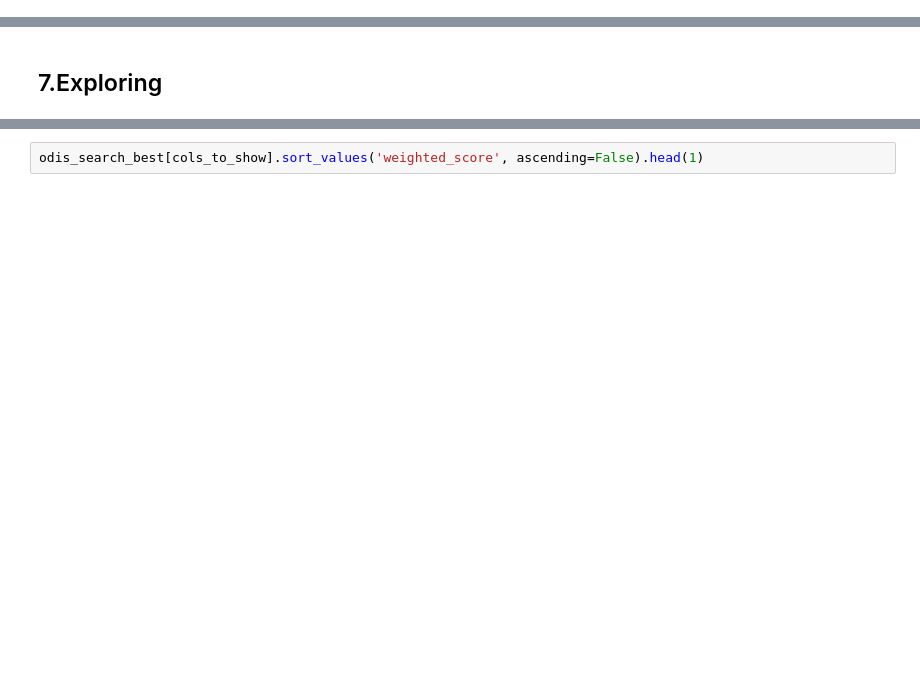
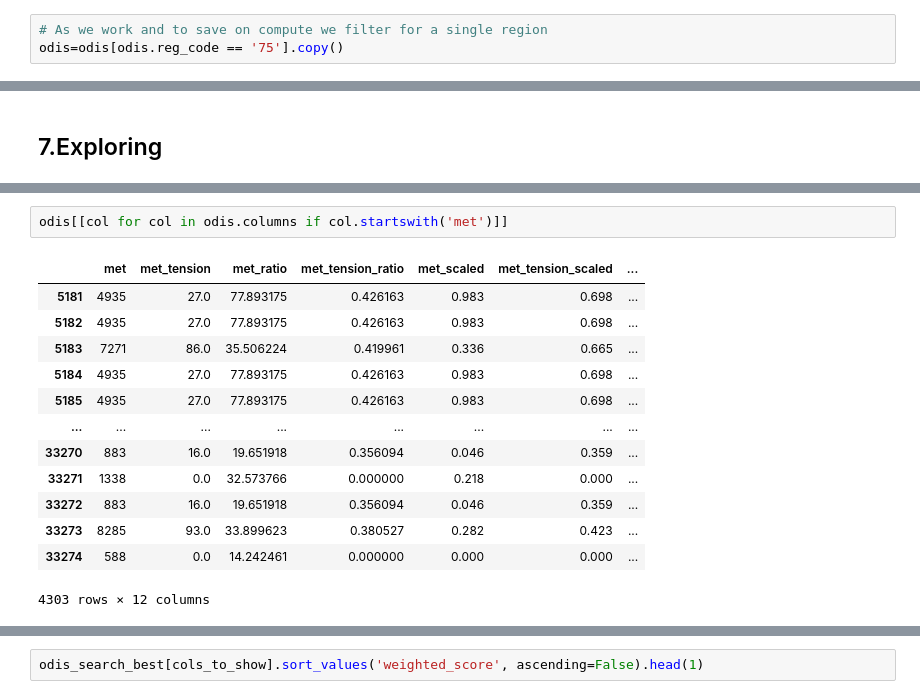
Before and after one commit to dataforgoodfr/13_odis, a Jupyter notebook: eda/notebooks/jacques-scoring.ipynb, the cells around one changed output, grey strips where cells are left out. Drawn from its saved outputs; the diff is of its cells as text; blank space fills up the shorter version.

```diff
--- a/eda/notebooks/jacques-scoring.ipynb
+++ b/eda/notebooks/jacques-scoring.ipynb
@@ -29,6 +29,9 @@ df = gpd.read_parquet('../csv/odis_april_2025_jacques.parquet')
 odis = gpd.GeoDataFrame(df)
 odis.set_geometry(odis.polygon, inplace=True)
 odis = odis[~odis.polygon.isna()]
+# %%
+# As we work and to save on compute we filter for a single region
+odis=odis[odis.reg_code == '75'].copy()
 # %%
 #Later we need the code FAP <-> FAP Name used to classify jobs
 codfap_index = pd.read_csv('../csv/dares_nomenclature_fap2021.csv', delimiter=';')
@@ -321,0 +368,16 @@ odis_search_best[['epci_nom','polygon']].explore('epci_nom')
+# %%
+odis[[col for col in odis.columns if col.startswith('met')]]
+# %% [output]
+|  | met | met_tension | met_ratio | met_tension_ratio | met_scaled | met_tension_scaled | ... |
+| 5181 | 4935 | 27.0 | 77.893175 | 0.426163 | 0.983 | 0.698 | ... |
+| 5182 | 4935 | 27.0 | 77.893175 | 0.426163 | 0.983 | 0.698 | ... |
+| 5183 | 7271 | 86.0 | 35.506224 | 0.419961 | 0.336 | 0.665 | ... |
+| 5184 | 4935 | 27.0 | 77.893175 | 0.426163 | 0.983 | 0.698 | ... |
+| 5185 | 4935 | 27.0 | 77.893175 | 0.426163 | 0.983 | 0.698 | ... |
+| ... | ... | ... | ... | ... | ... | ... | ... |
+| 33270 | 883 | 16.0 | 19.651918 | 0.356094 | 0.046 | 0.359 | ... |
+| 33271 | 1338 | 0.0 | 32.573766 | 0.000000 | 0.218 | 0.000 | ... |
+| 33272 | 883 | 16.0 | 19.651918 | 0.356094 | 0.046 | 0.359 | ... |
+| 33273 | 8285 | 93.0 | 33.899623 | 0.380527 | 0.282 | 0.423 | ... |
+| 33274 | 588 | 0.0 | 14.242461 | 0.000000 | 0.000 | 0.000 | ... |
+4303 rows × 12 columns
```
Also changed, not shown: parts of 13 cells of this notebook, 4 other files.
